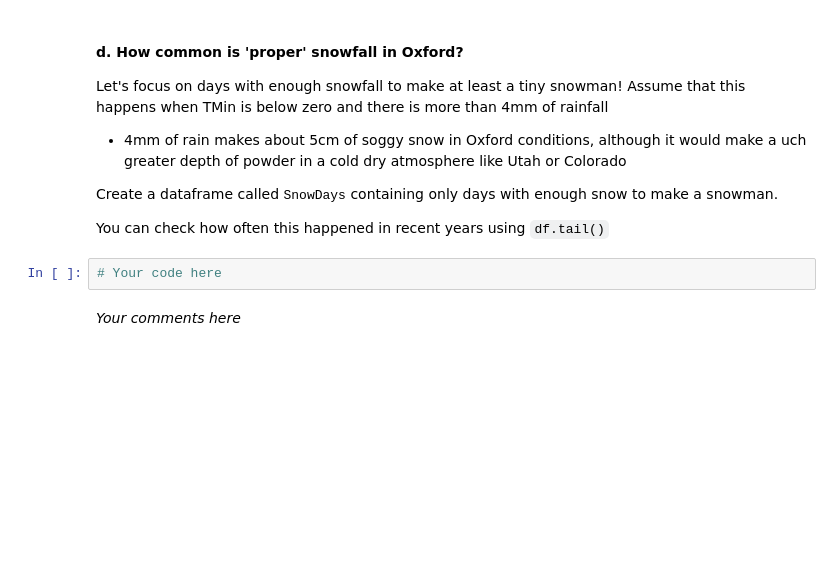
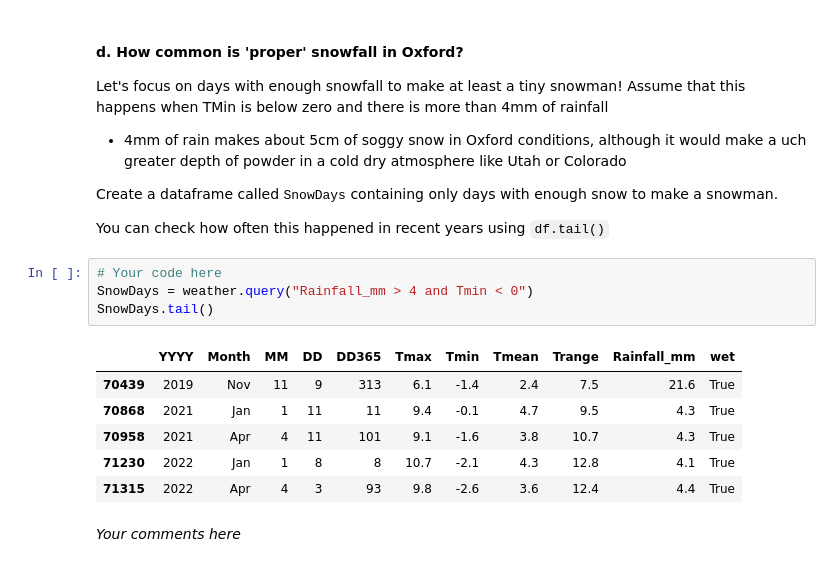
Before and after one commit to Tedodor423/bms-collab-notebooks, a Jupyter notebook: stats/1.1_DescribingData/1.1.10_TutorialExercises.ipynb, the cells around one changed output. Cells and saved outputs as stored; diff of their text form; blank space fills up the shorter version.

```diff
--- a/stats/1.1_DescribingData/1.1.10_TutorialExercises.ipynb
+++ b/stats/1.1_DescribingData/1.1.10_TutorialExercises.ipynb
@@ -204,7 +371,16 @@ Let's focus on days with enough snowfall to make at least a tiny snowman! Assume
 Create a dataframe called <tt>SnowDays</tt> containing only days with enough snow to make a snowman.
 
 You can check how often this happened in recent years using `df.tail()`
-# %%
-# Your code here
+# %%
+# Your code here
+SnowDays = weather.query("Rainfall_mm > 4 and Tmin < 0")
+SnowDays.tail()
+# %% [output]
+|  | YYYY | Month | MM | DD | DD365 | Tmax | Tmin | Tmean | Trange | Rainfall_mm | wet |
+| 70439 | 2019 | Nov | 11 | 9 | 313 | 6.1 | -1.4 | 2.4 | 7.5 | 21.6 | True |
+| 70868 | 2021 | Jan | 1 | 11 | 11 | 9.4 | -0.1 | 4.7 | 9.5 | 4.3 | True |
+| 70958 | 2021 | Apr | 4 | 11 | 101 | 9.1 | -1.6 | 3.8 | 10.7 | 4.3 | True |
+| 71230 | 2022 | Jan | 1 | 8 | 8 | 10.7 | -2.1 | 4.3 | 12.8 | 4.1 | True |
+| 71315 | 2022 | Apr | 4 | 3 | 93 | 9.8 | -2.6 | 3.6 | 12.4 | 4.4 | True |
 # %% [markdown]
 *Your comments here*
```
Also changed, not shown: parts of 11 cells of this notebook.
